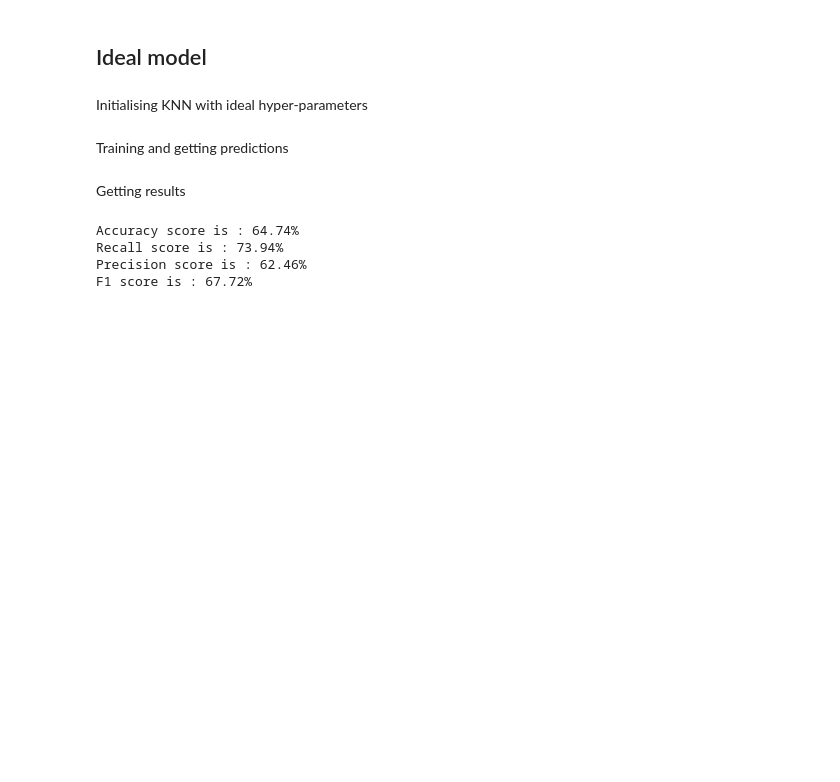
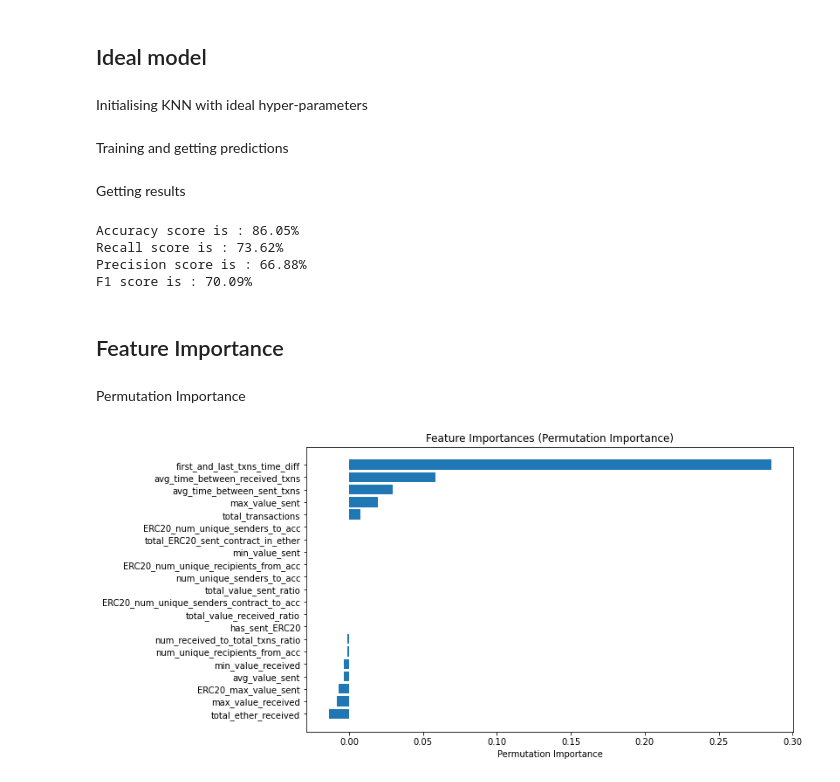
Before and after one commit to ysjprojects/BT4012-Project, a Jupyter notebook: notebooks/knn.ipynb, the cells around one changed output. Drawn from its saved outputs; the diff is of its cells as text; code cells hidden in the pictures; blank space fills up the shorter version.

Commit message:
Add feature importance for KNN and XGBoost

```diff
--- a/notebooks/knn.ipynb
+++ b/notebooks/knn.ipynb
@@ -14,6 +16,8 @@ pd.set_option('display.max_columns', None)
 ## Importing data
 # %%
 data = pd.read_csv('../data/6_train_dataset_augmented.csv')
+# %%
+test = pd.read_csv('../data/4_test_dataset.csv')
 # %% [markdown]
 ## KNN
 # %% [markdown]
@@ -21,6 +25,9 @@ Getting X & y
 # %%
 X = data.drop('is_fraud', axis=1)
 y = data['is_fraud']
+
+X_test = test.drop('is_fraud', axis=1)
+y_test = test['is_fraud']
 # %% [markdown]
 Initialise base KNN instance
 # %%
@@ -77,8 +84,10 @@ Initialising KNN with ideal hyper-parameters
 knn_ideal = KNeighborsClassifier(n_neighbors=19, p=1, weights='uniform')
 # %% [markdown]
 Training and getting predictions
+# %%
+X_train, y_train = X, y
+X_test, y_test = X_test, y_test
 # %%
-X_train, X_test, y_train, y_test = train_test_split(X, y, test_size = 0.3)
 model = knn_ideal.fit(X_train, y_train)
 y_test_pred = model.predict(X_test)
 # %% [markdown]
@@ -93,7 +102,33 @@ print(f'Recall score is : {round(recall_result*100, 2)}%')
 print(f'Precision score is : {round(precision_result*100, 2)}%')
 print(f'F1 score is : {round(f1_result*100, 2)}%')
 # %% [output]
-Accuracy score is : 64.74%
-Recall score is : 73.94%
-Precision score is : 62.46%
-F1 score is : 67.72%
+Accuracy score is : 86.05%
+Recall score is : 73.62%
+Precision score is : 66.88%
+F1 score is : 70.09%
+# %% [markdown]
+## Feature Importance
+# %% [markdown]
+Permutation Importance
+# %%
+r = permutation_importance(knn_ideal, X_test, y_test, scoring = 'recall',
+                           n_repeats=1,
+                           random_state=0)
+# Get feature importances and their names
+feature_importances = r.importances_mean
+feature_names = X_test.columns
+
+# Sort feature importances in descending order
+sorted_idx = np.argsort(feature_importances)[::-1]
+sorted_feature_importances = feature_importances[sorted_idx]
+sorted_feature_names = np.array(feature_names)[sorted_idx]
+
+# Plot the feature importances
+plt.figure(figsize=(10, 6))
+plt.barh(range(len(sorted_feature_importances)), sorted_feature_importances[::-1], align="center")
+plt.yticks(range(len(sorted_feature_importances)), sorted_feature_names[::-1])
+plt.xlabel("Permutation Importance")
+plt.title("Feature Importances (Permutation Importance)")
+plt.show()
+# %% [output]
+[figure, added]
```
Also changed, not shown: parts of 1 cell of this notebook, 1 other file.
